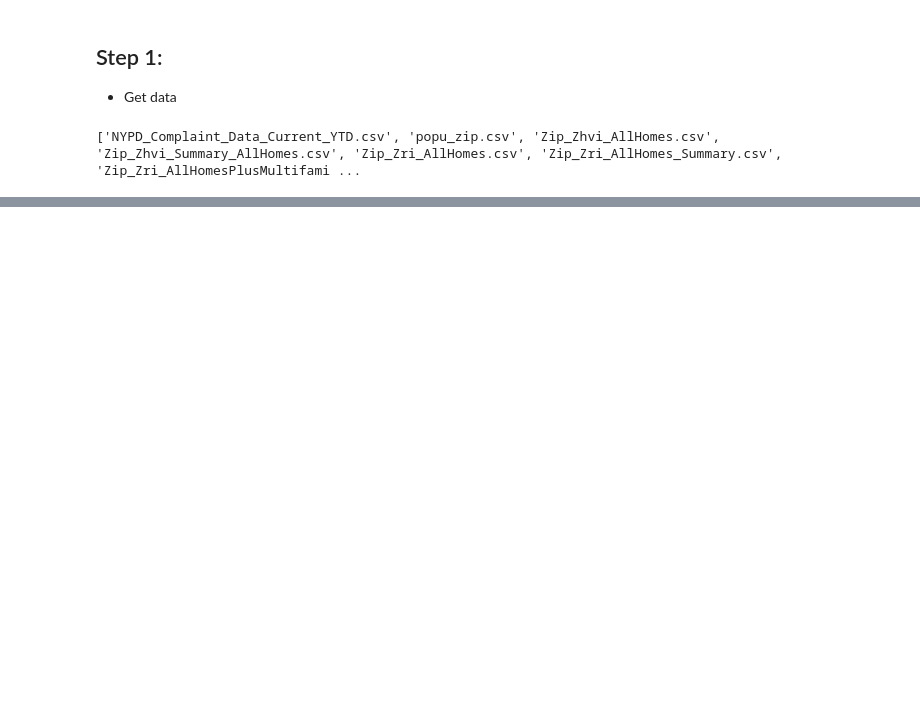
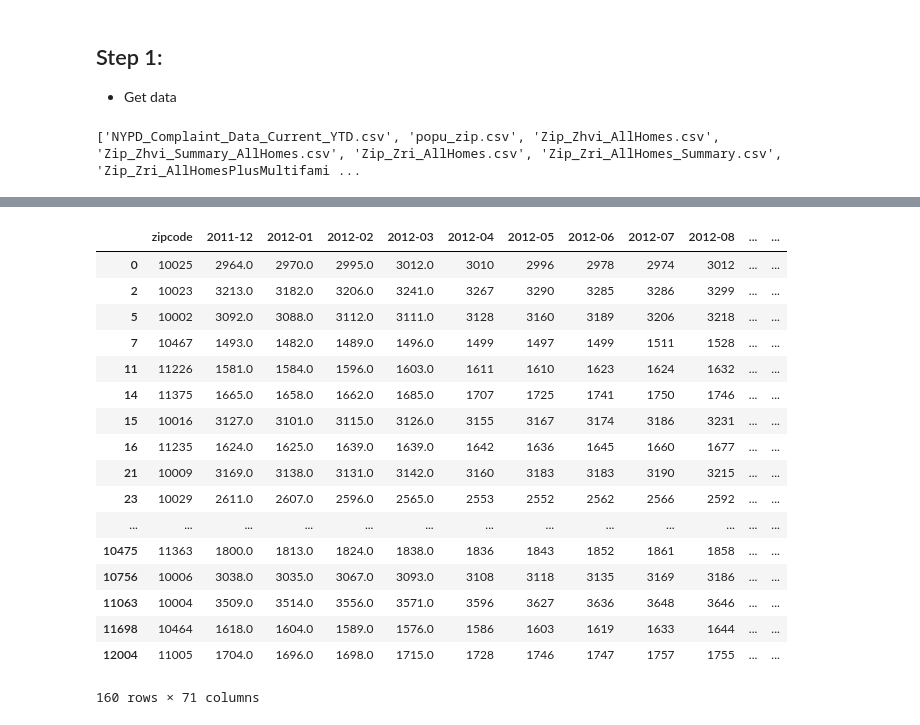
Before and after one commit to Dwan9/DataScience_CriTyp_City, a Jupyter notebook: Main.ipynb, the cells around one changed output, grey strips where cells are left out. Drawn from its saved outputs; the diff is of its cells as text; code cells hidden in the pictures; blank space fills up the shorter version.

```diff
--- a/Main.ipynb
+++ b/Main.ipynb
@@ -24,0 +45,25 @@ house_sell_price_data
+# %%
+ny_house_rent = raw_house_rent_price_data[raw_house_rent_price_data['City'] == 'New York']\
+                    .dropna(axis='columns', how='any')\
+                    .drop(['RegionID', 'City', 'State', 'Metro', 'SizeRank', 'CountyName'], axis='columns')\
+                    .rename(index=str, columns={'RegionName': 'zipcode'})
+ny_house_rent
+# %% [output]
+|  | zipcode | 2011-12 | 2012-01 | 2012-02 | 2012-03 | 2012-04 | 2012-05 | 2012-06 | 2012-07 | 2012-08 | ... | ... |
+| 0 | 10025 | 2964.0 | 2970.0 | 2995.0 | 3012.0 | 3010 | 2996 | 2978 | 2974 | 3012 | ... | ... |
+| 2 | 10023 | 3213.0 | 3182.0 | 3206.0 | 3241.0 | 3267 | 3290 | 3285 | 3286 | 3299 | ... | ... |
+| 5 | 10002 | 3092.0 | 3088.0 | 3112.0 | 3111.0 | 3128 | 3160 | 3189 | 3206 | 3218 | ... | ... |
+| 7 | 10467 | 1493.0 | 1482.0 | 1489.0 | 1496.0 | 1499 | 1497 | 1499 | 1511 | 1528 | ... | ... |
+| 11 | 11226 | 1581.0 | 1584.0 | 1596.0 | 1603.0 | 1611 | 1610 | 1623 | 1624 | 1632 | ... | ... |
+| 14 | 11375 | 1665.0 | 1658.0 | 1662.0 | 1685.0 | 1707 | 1725 | 1741 | 1750 | 1746 | ... | ... |
+| 15 | 10016 | 3127.0 | 3101.0 | 3115.0 | 3126.0 | 3155 | 3167 | 3174 | 3186 | 3231 | ... | ... |
+| 16 | 11235 | 1624.0 | 1625.0 | 1639.0 | 1639.0 | 1642 | 1636 | 1645 | 1660 | 1677 | ... | ... |
+| 21 | 10009 | 3169.0 | 3138.0 | 3131.0 | 3142.0 | 3160 | 3183 | 3183 | 3190 | 3215 | ... | ... |
+| 23 | 10029 | 2611.0 | 2607.0 | 2596.0 | 2565.0 | 2553 | 2552 | 2562 | 2566 | 2592 | ... | ... |
+| ... | ... | ... | ... | ... | ... | ... | ... | ... | ... | ... | ... | ... |
+| 10475 | 11363 | 1800.0 | 1813.0 | 1824.0 | 1838.0 | 1836 | 1843 | 1852 | 1861 | 1858 | ... | ... |
+| 10756 | 10006 | 3038.0 | 3035.0 | 3067.0 | 3093.0 | 3108 | 3118 | 3135 | 3169 | 3186 | ... | ... |
+| 11063 | 10004 | 3509.0 | 3514.0 | 3556.0 | 3571.0 | 3596 | 3627 | 3636 | 3648 | 3646 | ... | ... |
+| 11698 | 10464 | 1618.0 | 1604.0 | 1589.0 | 1576.0 | 1586 | 1603 | 1619 | 1633 | 1644 | ... | ... |
+| 12004 | 11005 | 1704.0 | 1696.0 | 1698.0 | 1715.0 | 1728 | 1746 | 1747 | 1757 | 1755 | ... | ... |
+160 rows × 71 columns
```
Also changed, not shown: parts of 6 cells of this notebook.
